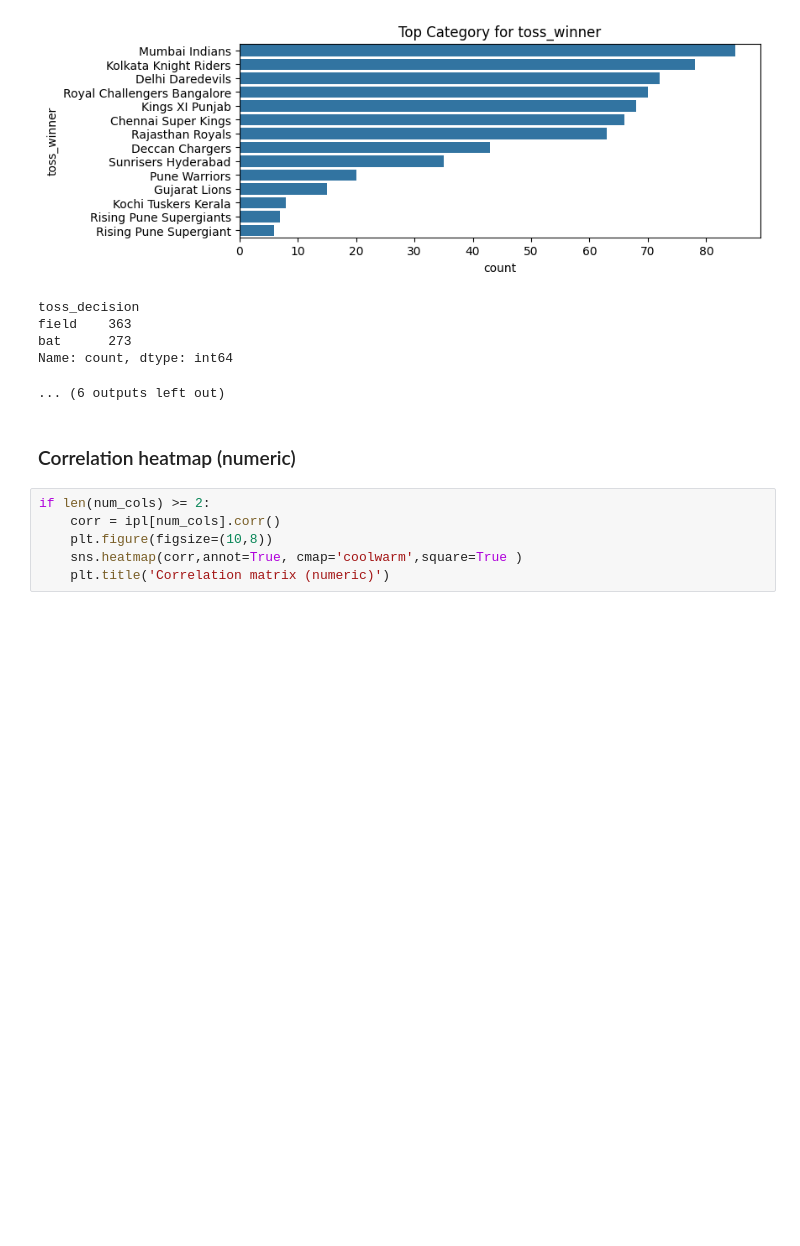
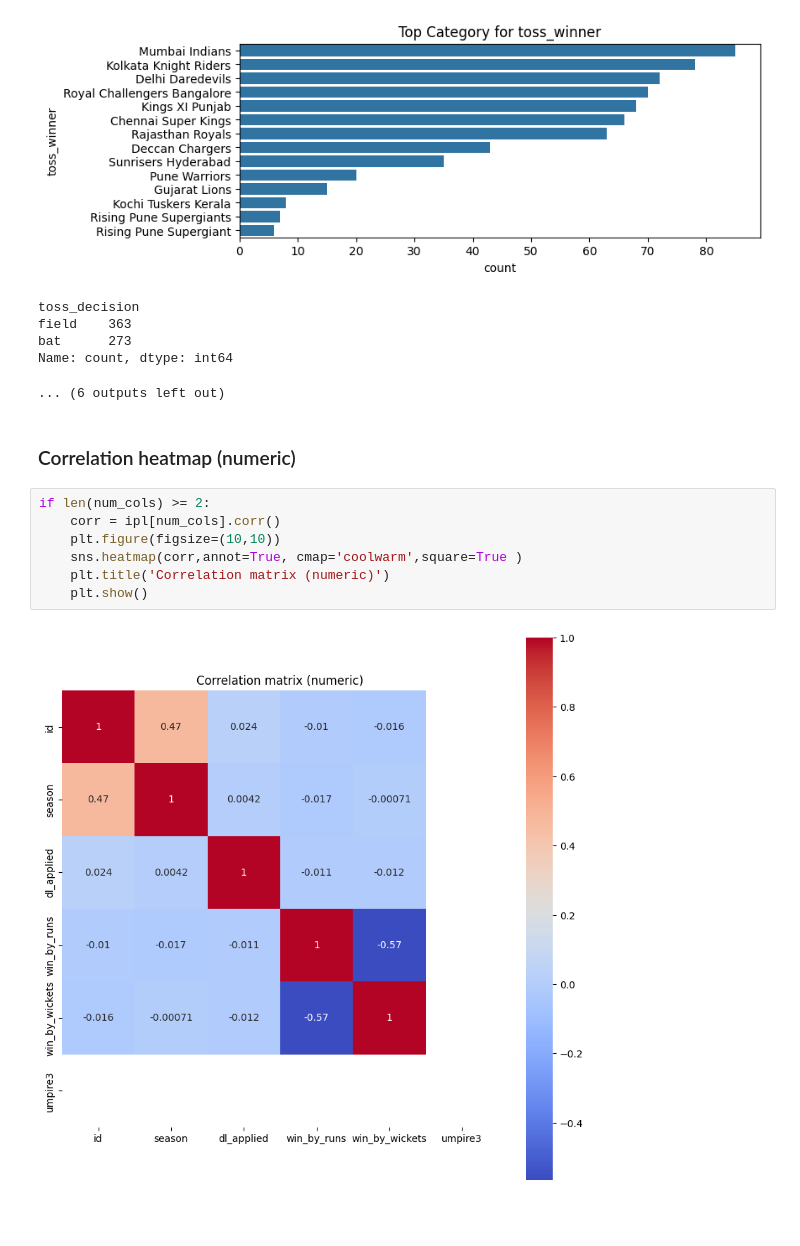
Before and after one commit to mohitjaryal/ipl-eda, a Jupyter notebook: eda.ipynb, the cells around one changed output. Drawn from its saved outputs; the diff is of its cells as text; blank space fills up the shorter version.

```diff
--- a/eda.ipynb
+++ b/eda.ipynb
@@ -251,6 +251,11 @@ Name: count, dtype: int64
 # %%
 if len(num_cols) >= 2:
     corr = ipl[num_cols].corr()
-    plt.figure(figsize=(10,8))
+    plt.figure(figsize=(10,10))
     sns.heatmap(corr,annot=True, cmap='coolwarm',square=True )
     plt.title('Correlation matrix (numeric)')
+    plt.show()
+# %% [output]
+[figure, added]
+# %% [markdown]
+###
```
